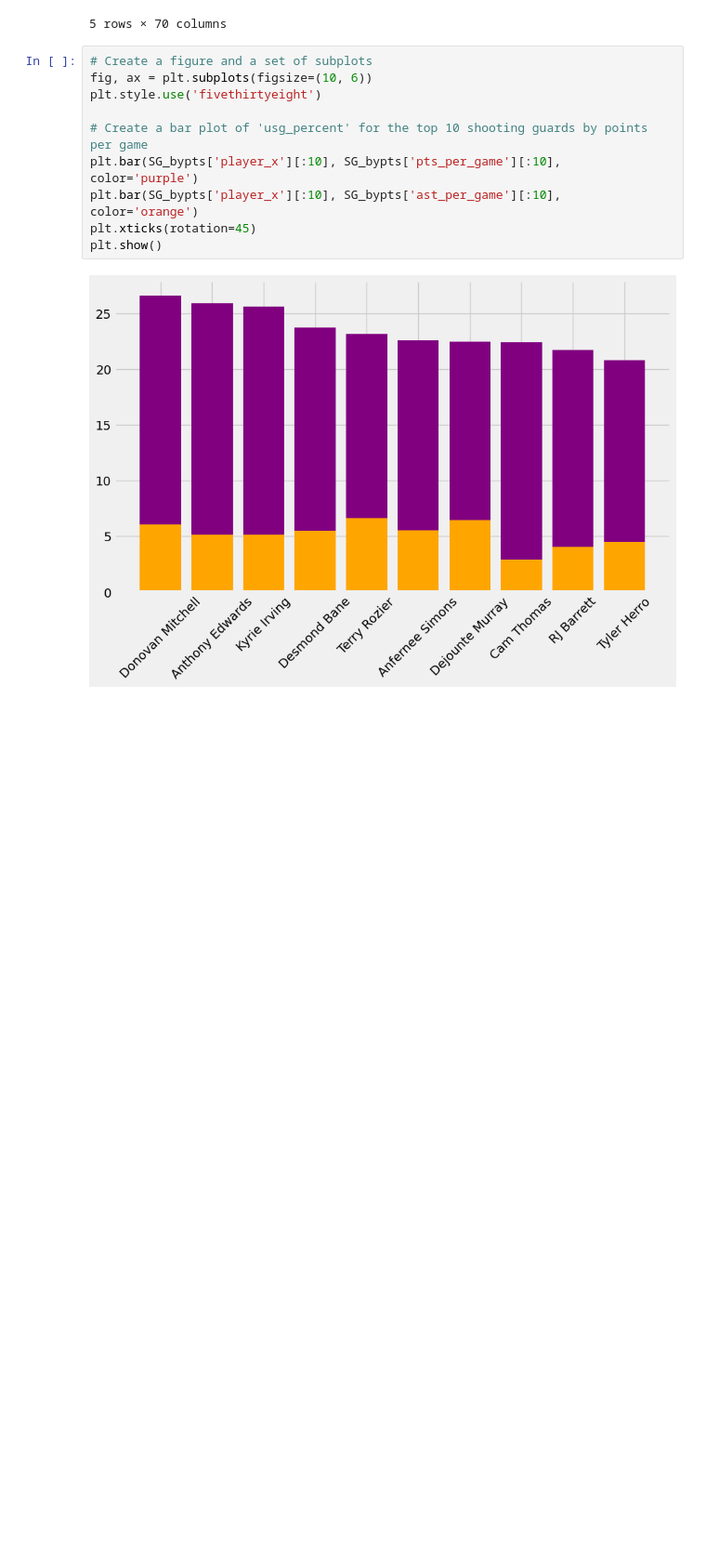
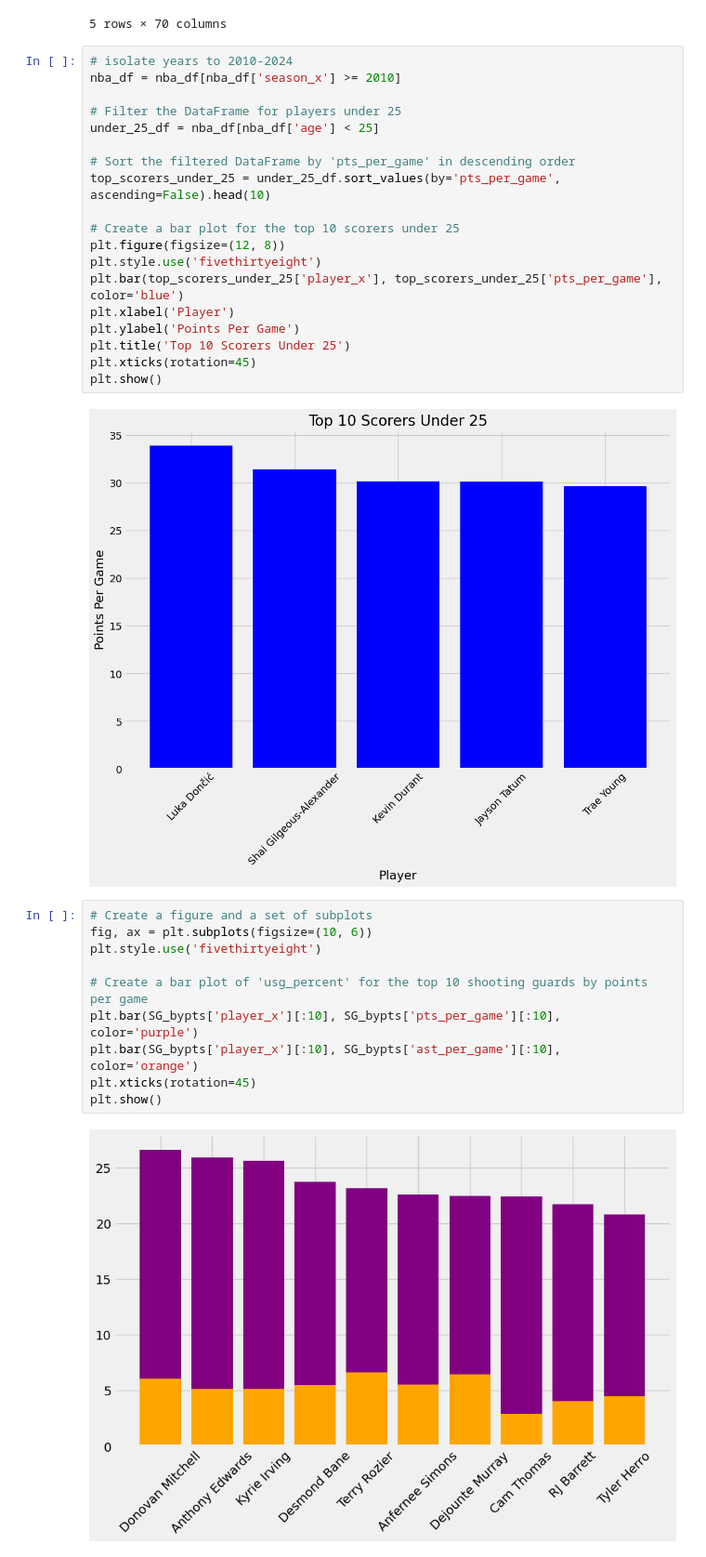
Before and after one commit to matthewellishanson/datafun-06-eda, a Jupyter notebook: matthanson_eda.ipynb, the cells around one changed output. Shown at 93% size. Cells and saved outputs as stored; diff of their text form; blank space fills up the shorter version.

Commit message:
adding breakdown of top scorers under 25 since 2010

```diff
--- a/matthanson_eda.ipynb
+++ b/matthanson_eda.ipynb
@@ -124,6 +124,27 @@ Index(['seas_id', 'season_x', 'player_id', 'player_x', 'birth_year', 'pos',
 | 177 | 31313 | 2024 | 4824 | Desmond Bane | NaN | SG | 25.0 | 4 | NBA | MEM | ... |
 | 665 | 31801 | 2024 | 4366 | Terry Rozier | NaN | SG | 29.0 | 9 | NBA | CHO | ... |
 5 rows × 70 columns
+# %%
+# isolate years to 2010-2024
+nba_df = nba_df[nba_df['season_x'] >= 2010]
+
+# Filter the DataFrame for players under 25
+under_25_df = nba_df[nba_df['age'] < 25]
+
+# Sort the filtered DataFrame by 'pts_per_game' in descending order
+top_scorers_under_25 = under_25_df.sort_values(by='pts_per_game', ascending=False).head(10)
+
+# Create a bar plot for the top 10 scorers under 25
+plt.figure(figsize=(12, 8))
+plt.style.use('fivethirtyeight')
+plt.bar(top_scorers_under_25['player_x'], top_scorers_under_25['pts_per_game'], color='blue')
+plt.xlabel('Player')
+plt.ylabel('Points Per Game')
+plt.title('Top 10 Scorers Under 25')
+plt.xticks(rotation=45)
+plt.show()
+# %% [output]
+[figure, added]
 # %%
 # Create a figure and a set of subplots
 fig, ax = plt.subplots(figsize=(10, 6))
```
